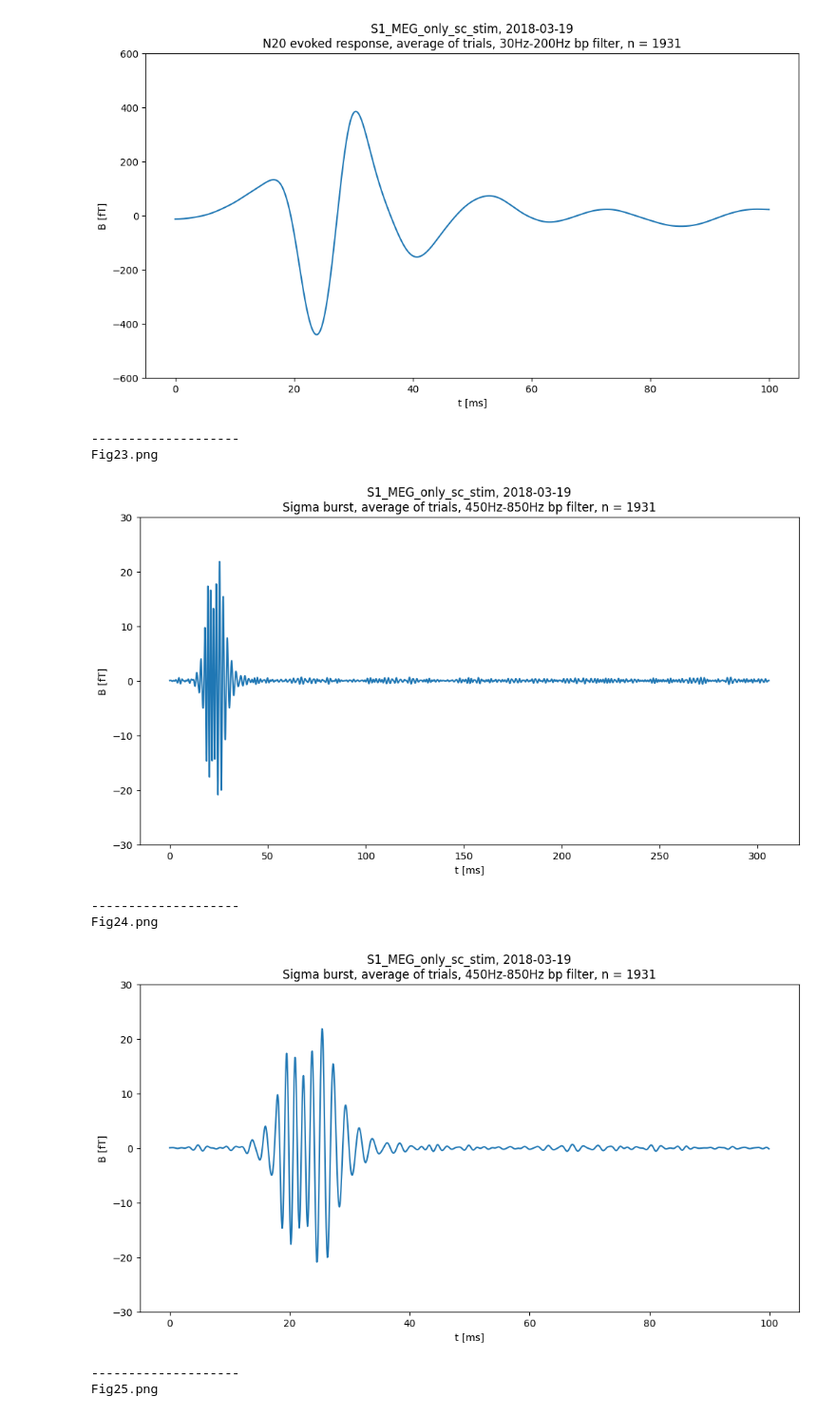
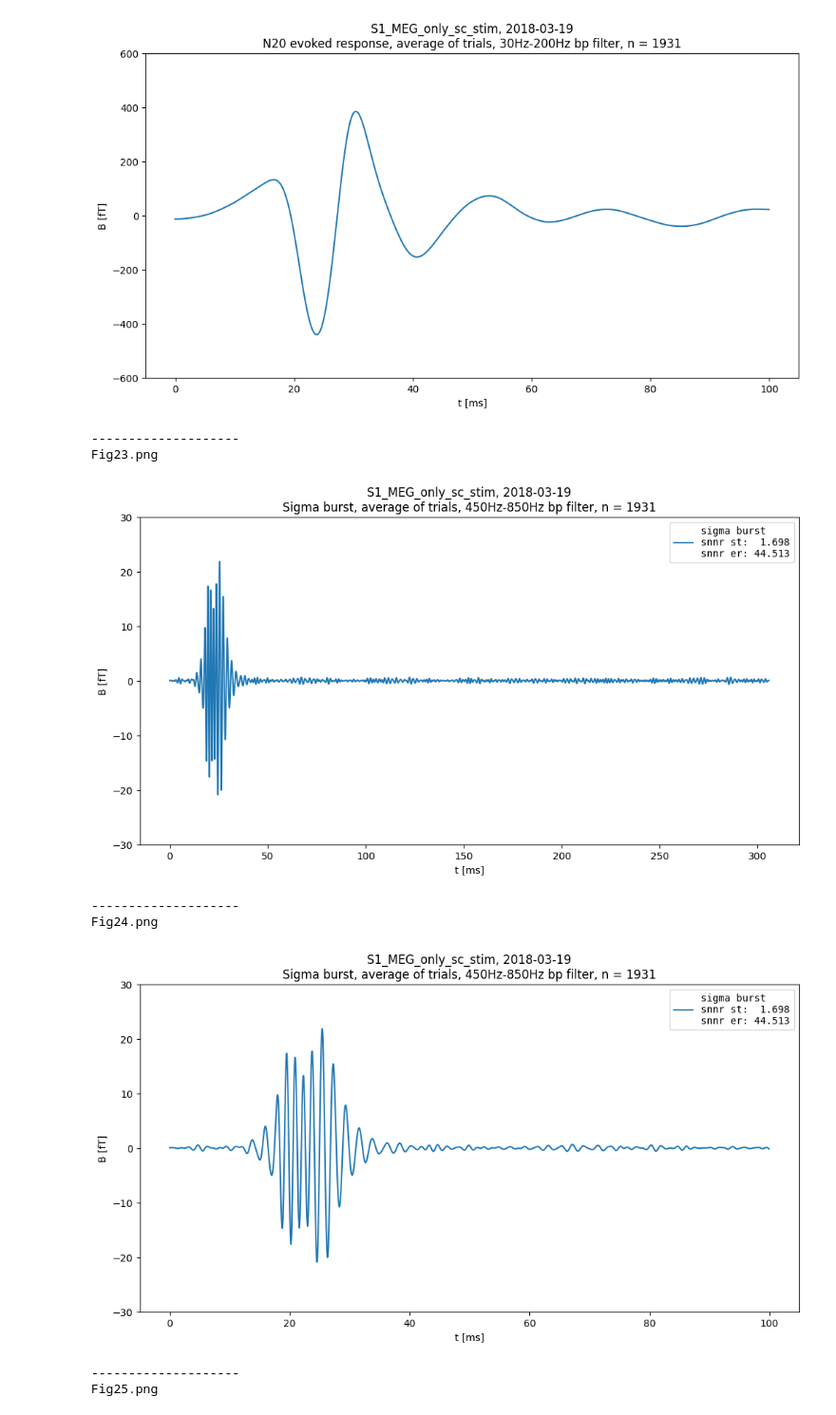
Before and after one commit to lradzinski/hf-MEEG, a Jupyter notebook: Scripts/Prep_single_channel_data.ipynb, the cells around one changed output. Shown at 95% size. Saved outputs shown, nothing was run; the diff lists cells and outputs as text; code cells hidden in the pictures.

Commit message:
Prep_single_channel_data

```diff
--- a/Scripts/Preprocess_single_channel_recordings.ipynb
+++ b/Scripts/Prep_single_channel_data.ipynb
@@ -50,13 +50,13 @@ recording_condition = filename_splitted[4]
 
 data_input_folder = '../Data/raw_data'
 data_output_folder = '../Data/cleaned_data'
-plots_output_folder = '../Results'
+plots_output_folder = '../Results/preprocessing'
 
 use_brown_noise = False
 
 data_input_folder = os.path.join(data_input_folder, date, subject)
 data_output_folder = os.path.join(data_output_folder, date, subject)
-plots_output_folder = os.path.join(plots_output_folder, subject, 'preprocessing', date+'_'+filename)
+plots_output_folder = os.path.join(plots_output_folder, date, filename)
 
 if(measurement_type == 'MEG'):
     srate = 20000
@@ -68,6 +68,7 @@ elif(measurement_type == 'EEG'):
     asd_unit = '[μV/√HZ]'
 
 if(multichannel):
+    print('Can only preprocess single channel recordings')
     sys.exit(0)
 # %%
 # load the data
@@ -767,39 +768,49 @@ Fig22.png
 # plot sigma burst (high-frequency somatosensory evoked response)
 
 sigma_band_whole_trials_mean = np.mean(sigma_band_whole_trials, axis=-1)
 
+sigma_rms_st = np.sqrt(np.mean(sigma_band_whole_trials[srate*15//1000:srate*30//1000]**2, axis=0))
+noise_rms_st = np.sqrt(np.mean(sigma_band_whole_trials[srate*60//1000:srate*100//1000]**2, axis=0))
+snnr_st = np.mean(sigma_rms_st/noise_rms_st)
+
+sigma_rms_er = np.sqrt(np.mean(sigma_band_whole_trials_mean[srate*15//1000:srate*30//1000]**2))
+noise_rms_er = np.sqrt(np.mean(sigma_band_whole_trials_mean[srate*60//1000:srate*100//1000]**2))
+snnr_er = sigma_rms_er/noise_rms_er
+
 data = sigma_band_whole_trials_mean
 data_x = np.linspace(0, (len(data)-1)/srate, len(data))*1000
 data_y = data
-plt.plot(data_x, data_y)
+plt.plot(data_x, data_y, label='sigma burst\nsnnr st: %6.3f\nsnnr er: %.3f' % (snnr_st, snnr_er))
 plt_header('Sigma burst, average of trials, 450Hz-850Hz bp filter, n = %d' % len(sigma_band_whole_trials.T))
 plt.xlabel('t [ms]')
 plt.ylabel(unit)
 if(measurement_type == 'EEG'):
     plt.ylim((-0.3, 0.3))
 else:
     plt.ylim((-30, 30))
+plt.legend(prop={'family': 'DejaVu Sans Mono'})
 plt_show_save_fig()
 
 data = sigma_band_whole_trials_mean[:srate//10]
 data_x = np.linspace(0, (len(data)-1)/srate, len(data))*1000
 data_y = data
-plt.plot(data_x, data_y)
+plt.plot(data_x, data_y, label='sigma burst\nsnnr st: %6.3f\nsnnr er: %.3f' % (snnr_st, snnr_er))
 plt_header('Sigma burst, average of trials, 450Hz-850Hz bp filter, n = %d' % len(sigma_band_whole_trials.T))
 plt.xlabel('t [ms]')
 plt.ylabel(unit)
 if(measurement_type == 'EEG'):
     plt.ylim((-0.3, 0.3))
 else:
     plt.ylim((-30, 30))
+plt.legend(prop={'family': 'DejaVu Sans Mono'})
 plt_show_save_fig()
 # %% [output]
 --------------------
 Fig23.png
-[figure, old version]
+[figure, new version]
 --------------------
 Fig24.png
-[figure, old version]
+[figure, new version]
 # %%
 # plot sigma burst single trials stack on each other
 
```
Also changed, not shown: parts of 1 cell of this notebook, 2 other files.
